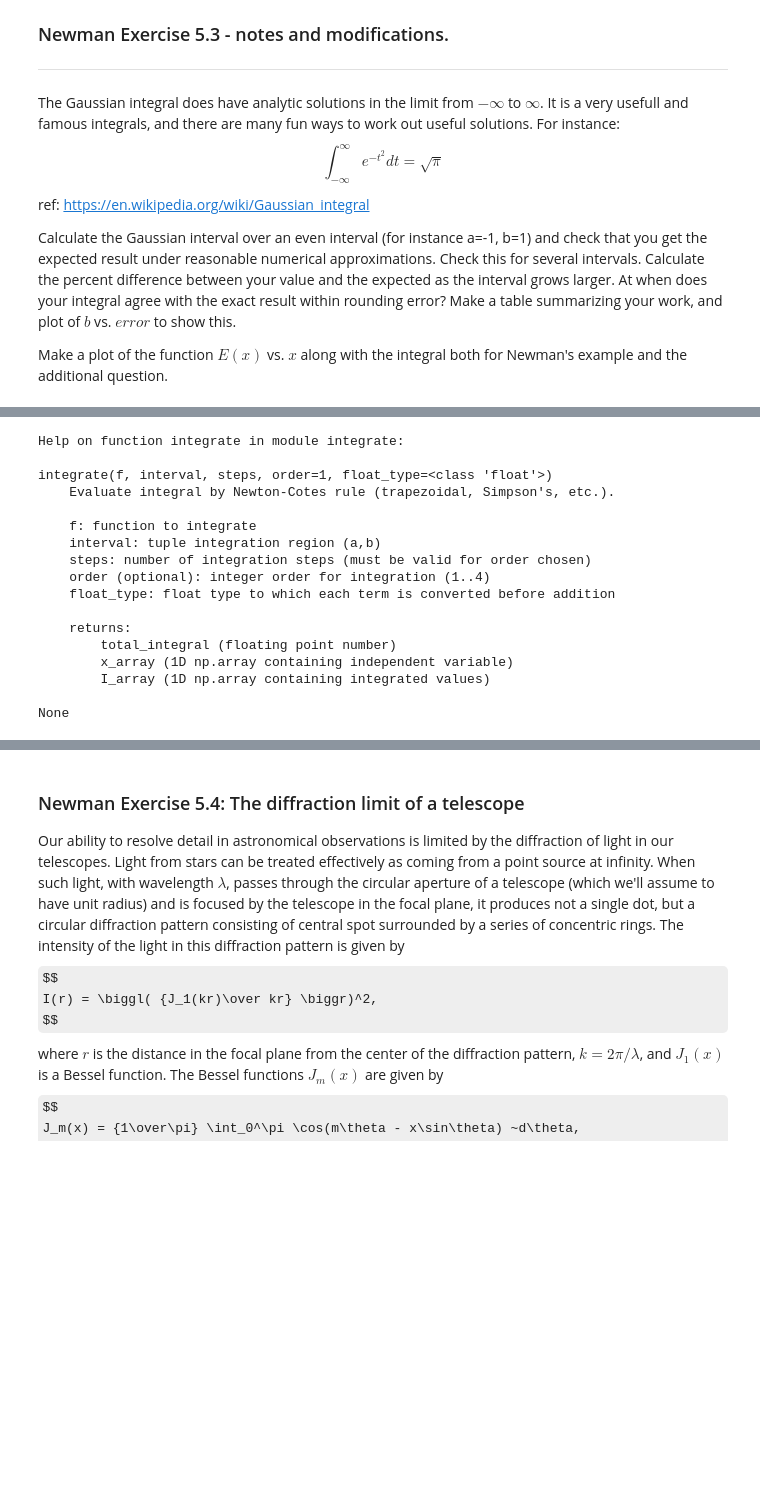
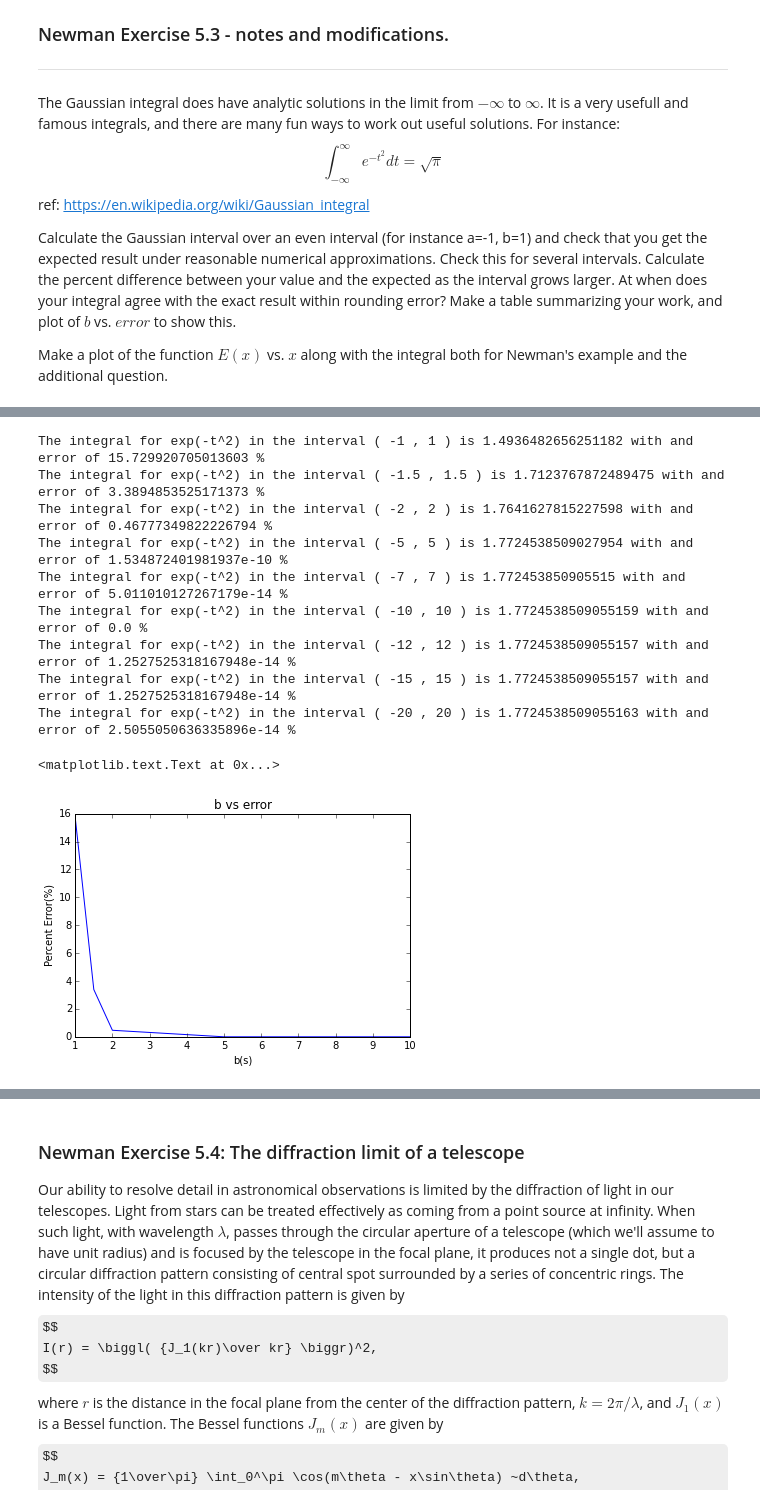
Before and after one commit to willmon16/Labs, a Jupyter notebook: Lab4/Lab4.ipynb, the cells around one changed output, grey strips where cells are left out. Drawn from its saved outputs; the diff is of its cells as text; code cells hidden in the pictures; some formulas as TeX source; blank space fills up the shorter version.

```diff
--- a/Lab4/Lab4.ipynb
+++ b/Lab4/Lab4.ipynb
@@ -126,30 +183,42 @@ Make a plot of the function $E(x)$ vs. $x$ along with the integral both for Newm
 # %%
 #If you sunk Lab 4 with the original repository,
 #you'll find the file integrate.py
 #this is a lesson in how you could write your own functions, store them in a file
 #and treat that as a file you may import.
 #notice that I can print the docstring -
 #you may do this for any python function that has a docstring
 
 import integrate
 import math
+t = [1,1.5,2,5,7,10,12,15,20]
+actual = math.sqrt(math.pi)
+N = 1000
+err = []
 
-print(help(integrate.integrate))
+def func(x):
+    y = math.exp(-(x**2))
+    return y
+
+#print(help(integrate.integrate))
+for i in range(len(t)):
+    I = integrate.integrate(func,(-t[i],t[i]),N,order = 2)[0]
+    Error = abs(I-actual)/actual*100
+    err.append(Error)
+    print("The integral for exp(-t^2) in the interval (",-t[i],",",t[i],") is",I,"with and error of",Error,"%")
+plt.plot(t,err)
+plt.xlim(1,10)
+plt.xlabel("b(s)")
+plt.ylabel("Percent Error(%)")
+plt.title("b vs error")
 # %% [output]
-Help on function integrate in module integrate:
-
-integrate(f, interval, steps, order=1, float_type=<class 'float'>)
-    Evaluate integral by Newton-Cotes rule (trapezoidal, Simpson's, etc.).
-
-    f: function to integrate
-    interval: tuple integration region (a,b)
-    steps: number of integration steps (must be valid for order chosen)
-    order (optional): integer order for integration (1..4)
-    float_type: float type to which each term is converted before addition
-
-    returns:
-        total_integral (floating point number)
-        x_array (1D np.array containing independent variable)
-        I_array (1D np.array containing integrated values)
-
-None
+The integral for exp(-t^2) in the interval ( -1 , 1 ) is 1.4936482656251182 with and error of 15.729920705013603 %
+The integral for exp(-t^2) in the interval ( -1.5 , 1.5 ) is 1.7123767872489475 with and error of 3.3894853525171373 %
+The integral for exp(-t^2) in the interval ( -2 , 2 ) is 1.7641627815227598 with and error of 0.46777349822226794 %
+The integral for exp(-t^2) in the interval ( -5 , 5 ) is 1.7724538509027954 with and error of 1.534872401981937e-10 %
+The integral for exp(-t^2) in the interval ( -7 , 7 ) is 1.772453850905515 with and error of 5.011010127267179e-14 %
+The integral for exp(-t^2) in the interval ( -10 , 10 ) is 1.7724538509055159 with and error of 0.0 %
+The integral for exp(-t^2) in the interval ( -12 , 12 ) is 1.7724538509055157 with and error of 1.2527525318167948e-14 %
+The integral for exp(-t^2) in the interval ( -15 , 15 ) is 1.7724538509055157 with and error of 1.2527525318167948e-14 %
+The integral for exp(-t^2) in the interval ( -20 , 20 ) is 1.7724538509055163 with and error of 2.5055050636335896e-14 %
+<matplotlib.text.Text at 0x...>
+[figure, added]
```
Also changed, not shown: parts of 5 cells of this notebook.
